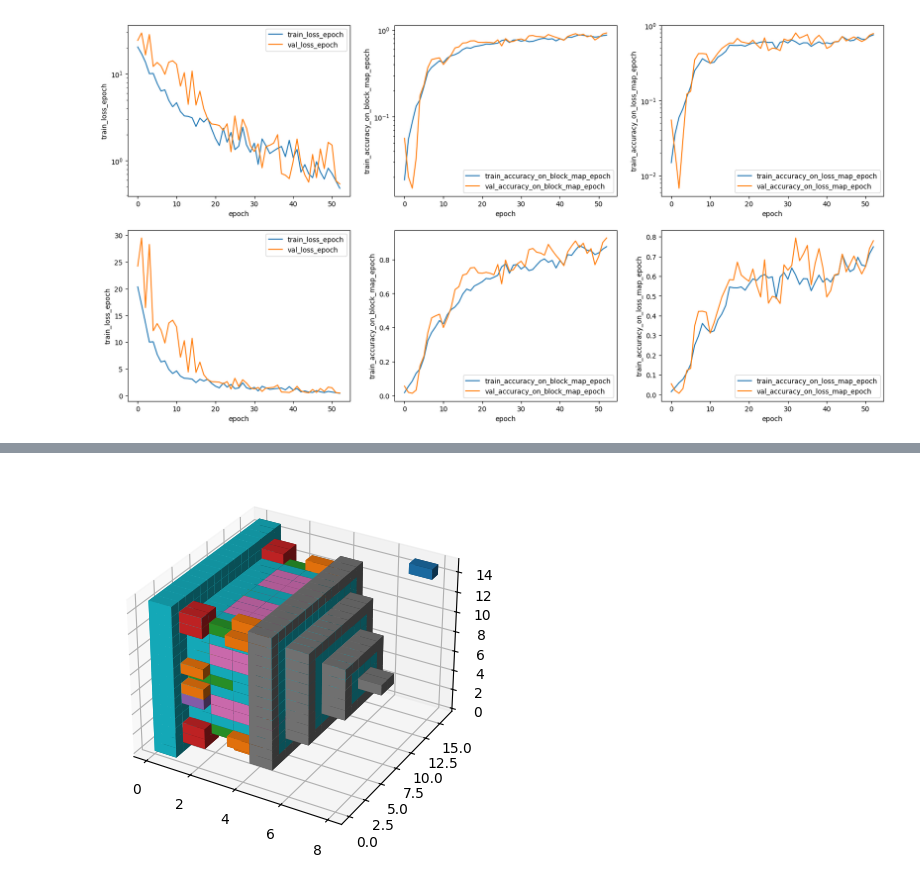
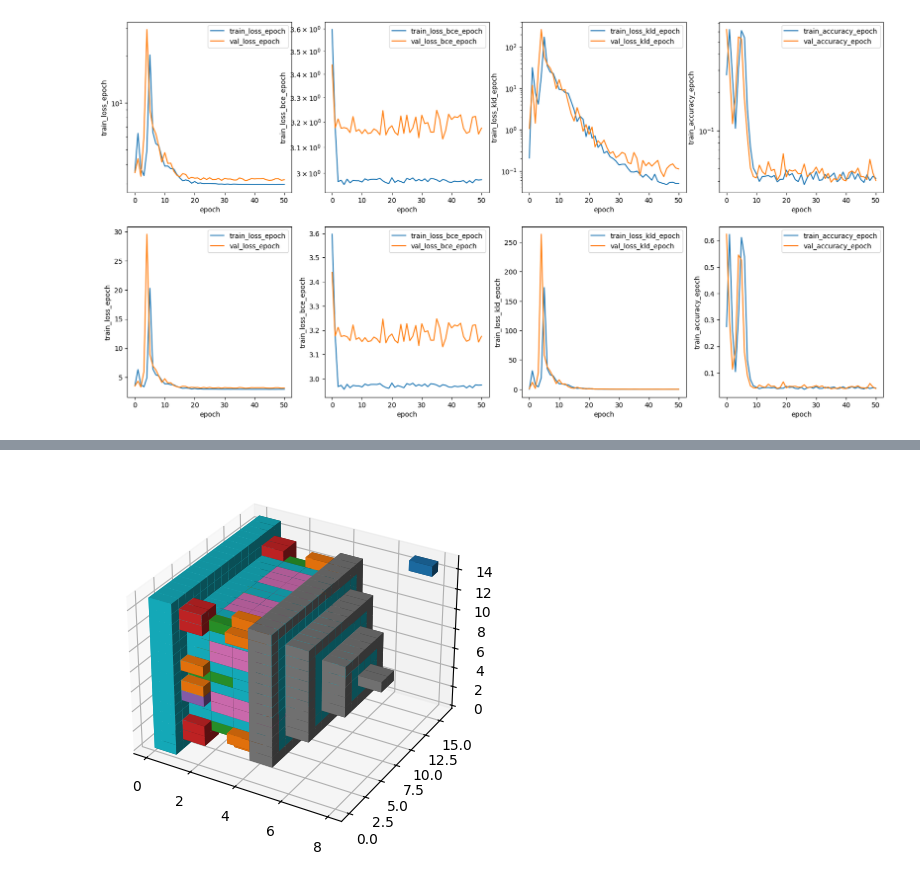
Before and after one commit to DemyCode/minecraft-copilot-ml, a Jupyter notebook: minecraft_copilot_ml/metrics_graph.ipynb, the cells around one changed output, grey strips where cells are left out. Saved outputs shown, nothing was run; the diff lists cells and outputs as text; code cells hidden in the pictures.

```diff
--- a/minecraft_copilot_ml/metrics_graph.ipynb
+++ b/minecraft_copilot_ml/metrics_graph.ipynb
@@ -1,5 +1,5 @@
 # %%
-PATH_TO_CSV = "/home/mehdi/minecraft-copilot-ml/output/lightning_logs/version_0/metrics.csv"
+PATH_TO_CSV = "/home/cecile/minecraft-copilot-ml/output/lightning_logs/version_10/metrics.csv"
 PATH_TO_BEST_MODEL = "/home/mehdi/minecraft-copilot-ml/output/best_model.pth"
 PATH_TO_BEST_MODEL_ONNX = "/home/mehdi/minecraft-copilot-ml/output/best_model.onnx"
 DATASET = "/home/mehdi/minecraft-copilot-ml/datasets/875 dataset"
@@ -8,26 +8,26 @@ DATASET_INDEX = 0
 # %%
 import os
 from seaborn import lineplot
 import pandas as pd
 
 from matplotlib import pyplot as plt
 
-metrics = ["loss", "accuracy_on_block_map", "accuracy_on_loss_map"]
+metrics = ["loss", "loss_bce", "loss_kld", "accuracy"]
 fig, ax = plt.subplots(2, len(metrics), figsize=(20, 10))
 
 if os.path.exists(PATH_TO_CSV):
     df = pd.read_csv(PATH_TO_CSV)
     for i, metric in enumerate(metrics):
         lineplot(data=df, x="epoch", y=f"train_{metric}_epoch", ax=ax[0, i], label=f"train_{metric}_epoch")
         lineplot(data=df, x="epoch", y=f"val_{metric}_epoch", ax=ax[0, i], label=f"val_{metric}_epoch")
         lineplot(data=df, x="epoch", y=f"train_{metric}_epoch", ax=ax[1, i], label=f"train_{metric}_epoch")
         lineplot(data=df, x="epoch", y=f"val_{metric}_epoch", ax=ax[1, i], label=f"val_{metric}_epoch")
         ax[0, i].set(yscale="log")
         ax[1, i].set(yscale="linear")
 else:
     print(f"File {PATH_TO_CSV} not found")
 # %% [output]
-[figure, old version]
+[figure, new version]
 # %%
 from typing import Any
 from matplotlib import pyplot as plt
```
Also changed, not shown: 1 other file.
